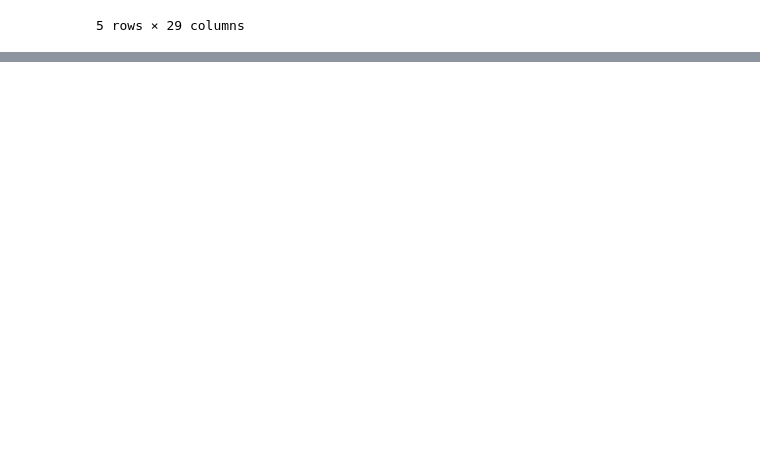
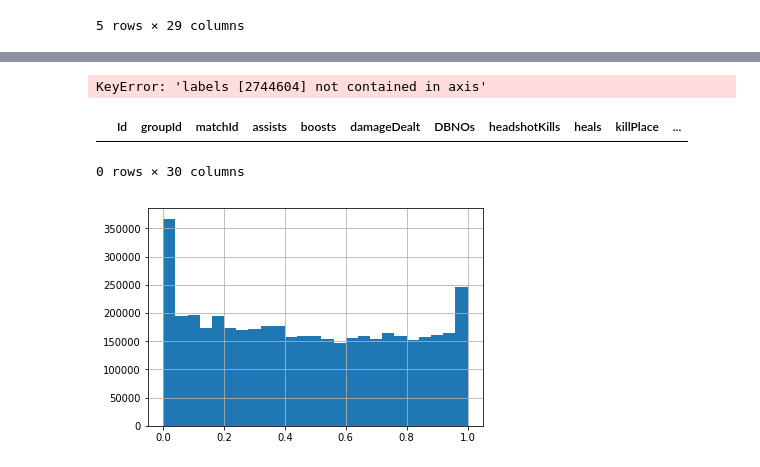
Before and after one commit to regamecouter/2018-winter-project, a Jupyter notebook: Pubg-predict/pugb_predict.ipynb, the cells around one changed output, grey strips where cells are left out. Saved outputs shown, nothing was run; the diff lists cells and outputs as text; code cells hidden in the pictures; blank space fills up the shorter version.

```diff
--- a/Pubg-predict/pugb_predict.ipynb
+++ b/Pubg-predict/pugb_predict.ipynb
@@ -111,0 +115,15 @@ len(train[train['matchId']=='a10357fd1a4a91'])
+# %%
+# Drop row with NaN 'winPlacePerc' value
+train.drop(2744604, inplace=True)
+# %% [output]
+KeyError: 'labels [2744604] not contained in axis'
+# %%
+# The row at index 2744604 will be gone
+train[train['winPlacePerc'].isnull()]
+# %% [output]
+|  | Id | groupId | matchId | assists | boosts | damageDealt | DBNOs | headshotKills | heals | killPlace | ... |
+0 rows × 30 columns
+# %%
+train['winPlacePerc'].hist(bins=25);
+# %% [output]
+[figure, added]
```
Also changed, not shown: parts of 10 cells of this notebook.
